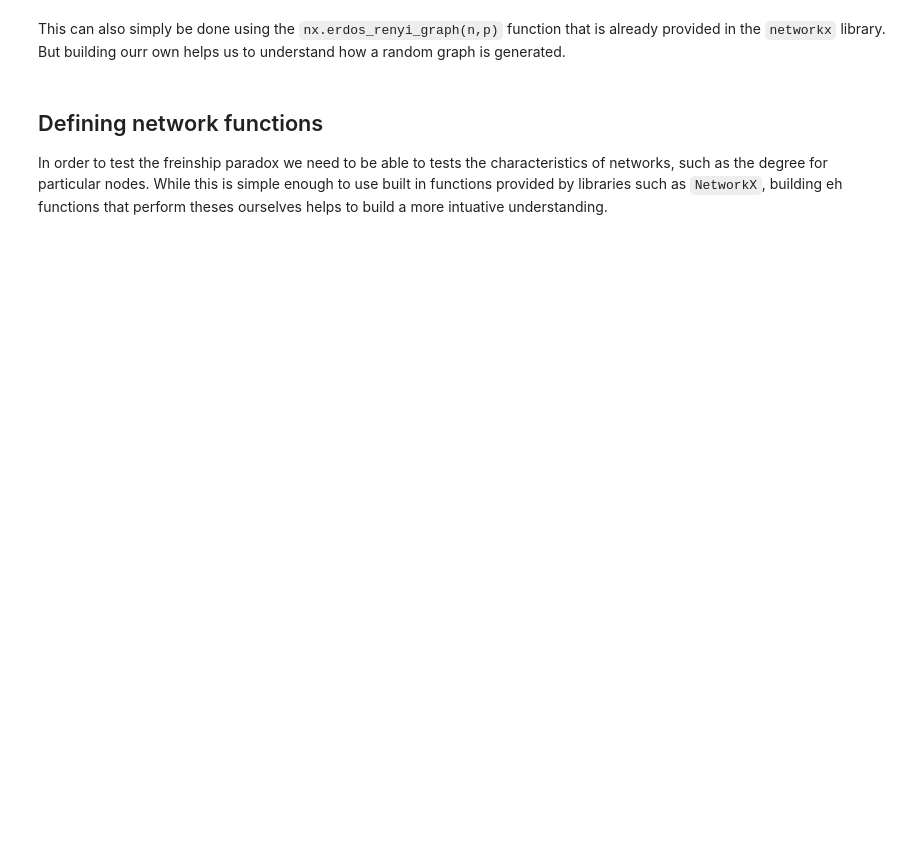
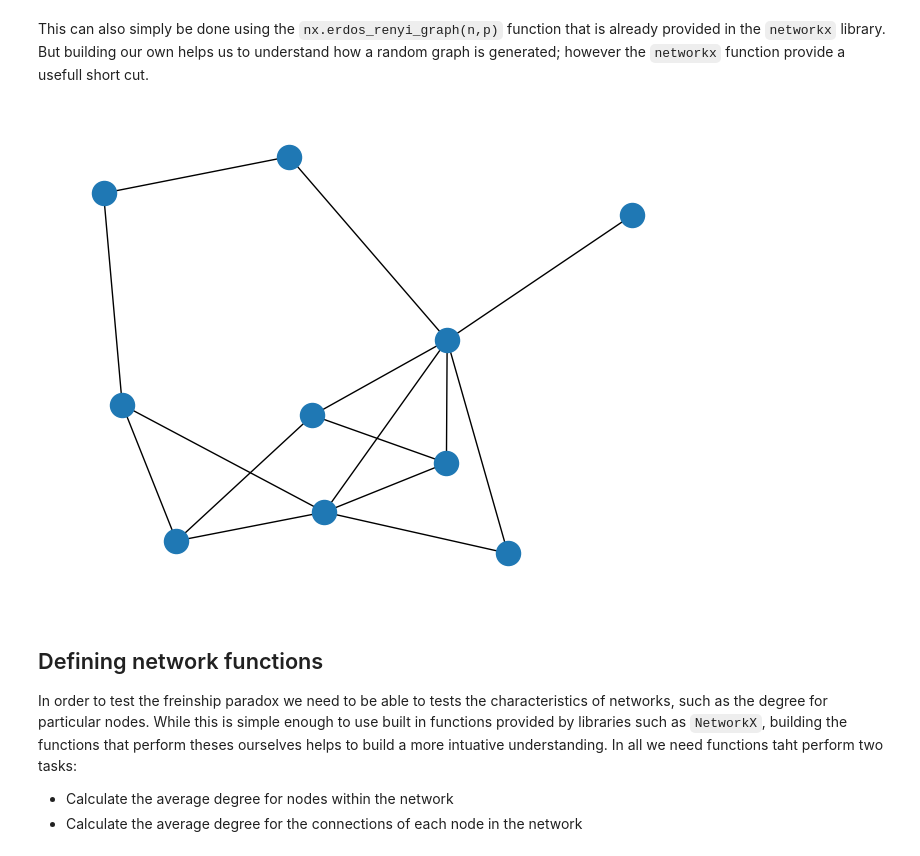
Before and after one commit to FelixMEnterkin/Python-Networks-Repo, a Jupyter notebook: Testing the Friendship Paradox.ipynb, the cells around one changed output. Cells and saved outputs as stored; diff of their text form; code cells hidden in the pictures; blank space fills up the shorter version.

```diff
--- a/Testing the Friendship Paradox.ipynb
+++ b/Testing the Friendship Paradox.ipynb
@@ -46,6 +54,14 @@ nx.draw(graph)
 # %% [markdown]
-This can also simply be done using the `nx.erdos_renyi_graph(n,p)` function that is already provided in the `networkx` library. But building ourr own helps us to understand how a random graph is generated.
+This can also simply be done using the `nx.erdos_renyi_graph(n,p)` function that is already provided in the `networkx` library. But building our own helps us to understand how a random graph is generated; however the `networkx` function provide a usefull short cut.
+# %%
+# networkx random graph generation
+graph = nx.erdos_renyi_graph(10, 0.3)
+nx.draw(graph)
+# %% [output]
+[figure, added]
 # %% [markdown]
 ## Defining network functions
 
-In order to test the freinship paradox we need to be able to tests the characteristics of networks, such as the degree for particular nodes. While this is simple enough to use built in functions provided by libraries such as `NetworkX`, building eh functions that perform theses ourselves helps to build a more intuative understanding.
+In order to test the freinship paradox we need to be able to tests the characteristics of networks, such as the degree for particular nodes. While this is simple enough to use built in functions provided by libraries such as `NetworkX`, building the functions that perform theses ourselves helps to build a more intuative understanding. In all we need functions taht perform two tasks:
+* Calculate the average degree for nodes within the network
+* Calculate the average degree for the connections of each node in the network
```
Also changed, not shown: parts of 15 cells of this notebook, 1 other file.
